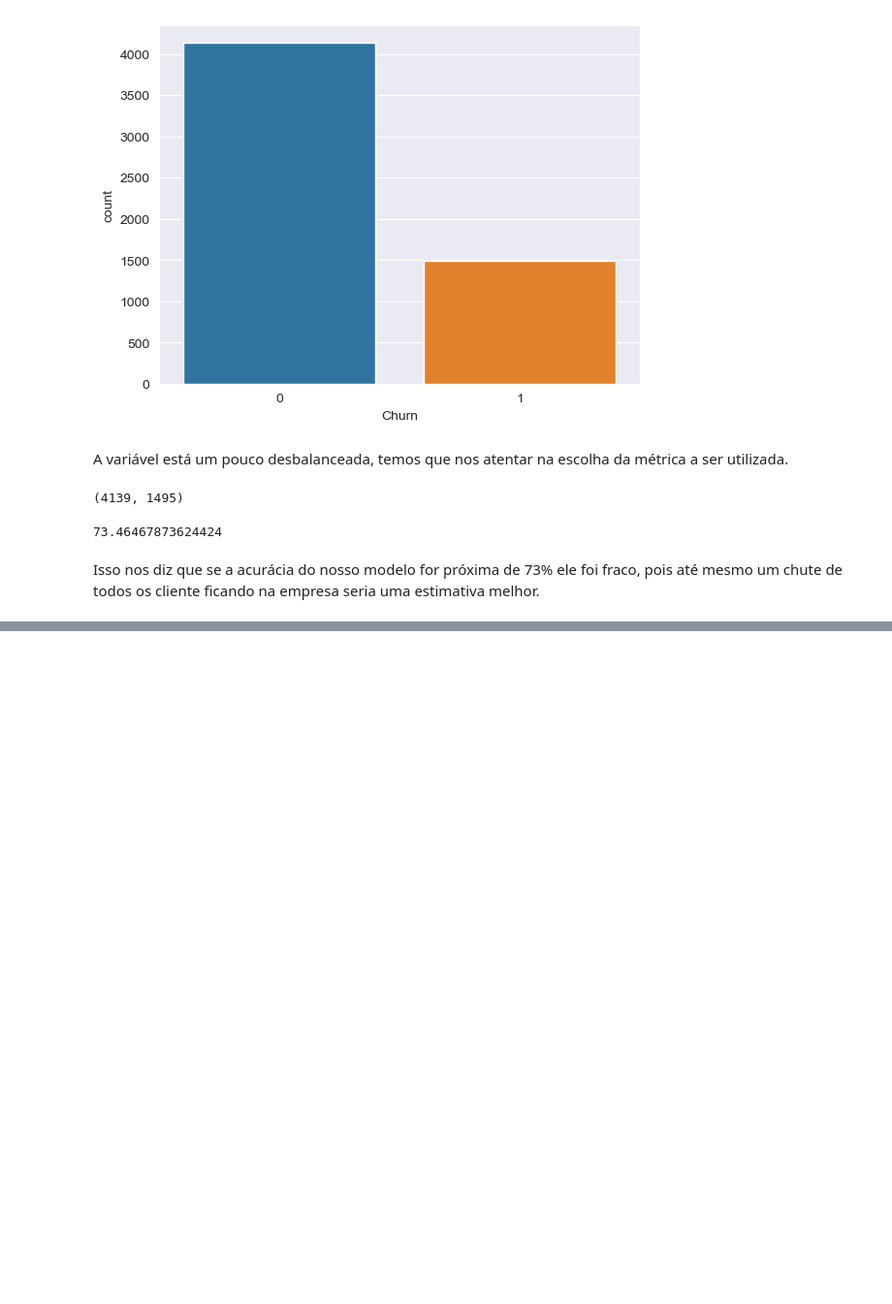
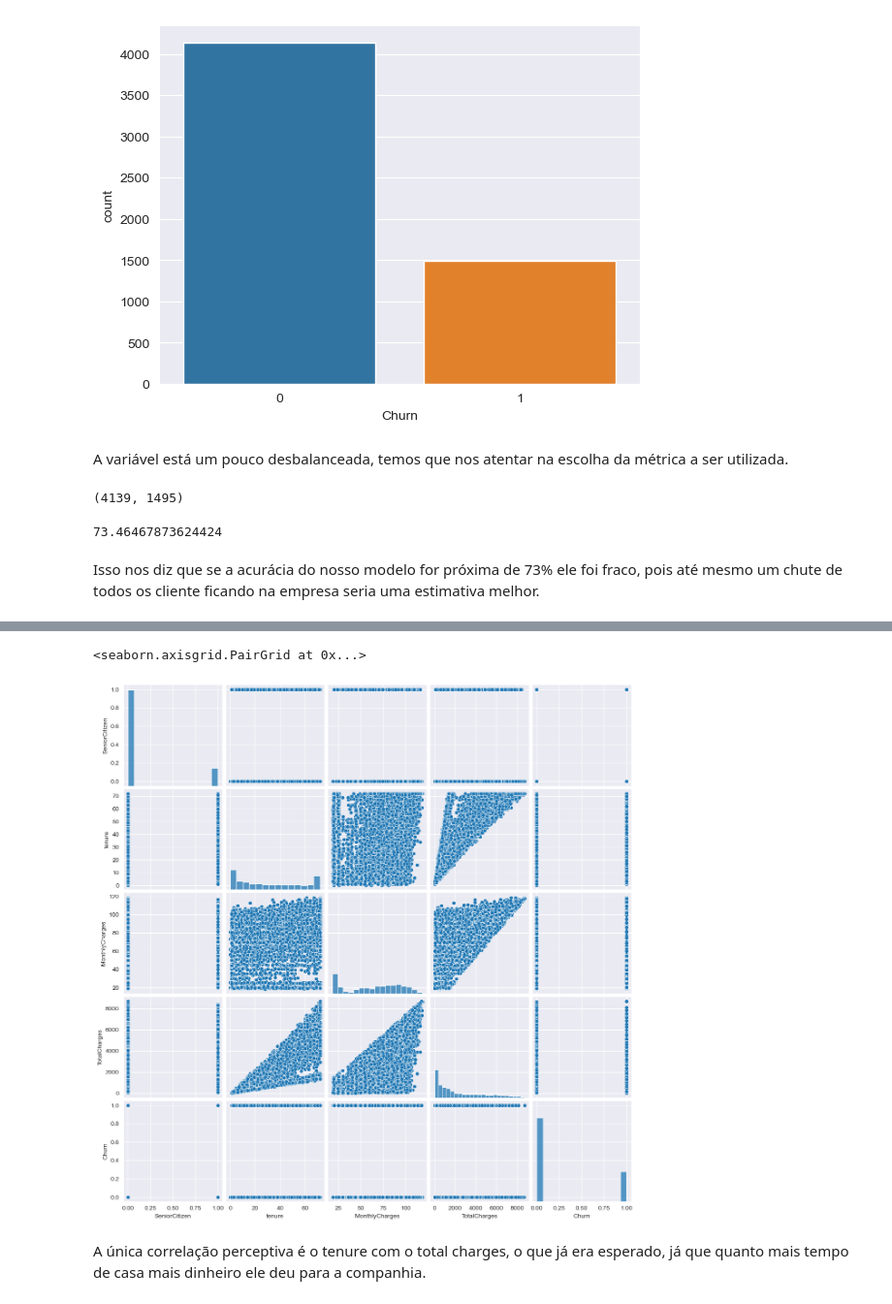
Before and after one commit to rhyanfrazao/projeto-classificacao-churn, a Jupyter notebook: projeto-classificacao-churn.ipynb, the cells around one changed output, grey strips where cells are left out. Shown at 97% size. Drawn from its saved outputs; the diff is of its cells as text; code cells hidden in the pictures; blank space fills up the shorter version.

```diff
--- a/projeto-classificacao-churn.ipynb
+++ b/projeto-classificacao-churn.ipynb
@@ -322,0 +327,8 @@ Isso nos diz que se a acurácia do nosso modelo for próxima de 73% ele foi frac
+# %%
+# Utilizando o pairplot:
+sns.pairplot(data=df_clientes)
+# %% [output]
+<seaborn.axisgrid.PairGrid at 0x...>
+[figure, added]
+# %% [markdown]
+A única correlação perceptiva é o tenure com o total charges, o que já era esperado, já que quanto mais tempo de casa mais dinheiro ele deu para a companhia.
```
Also changed, not shown: parts of 22 cells of this notebook.
